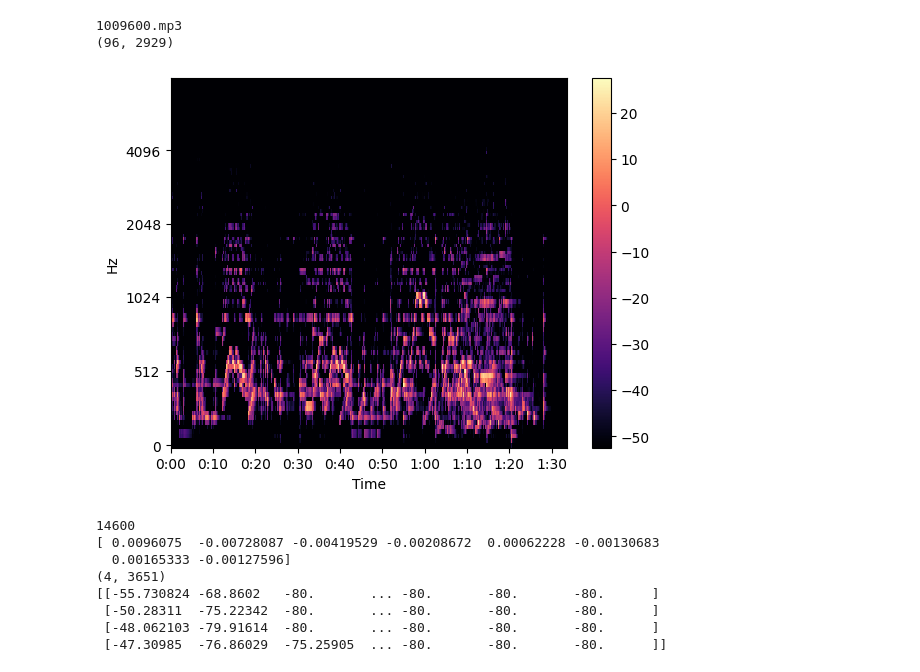
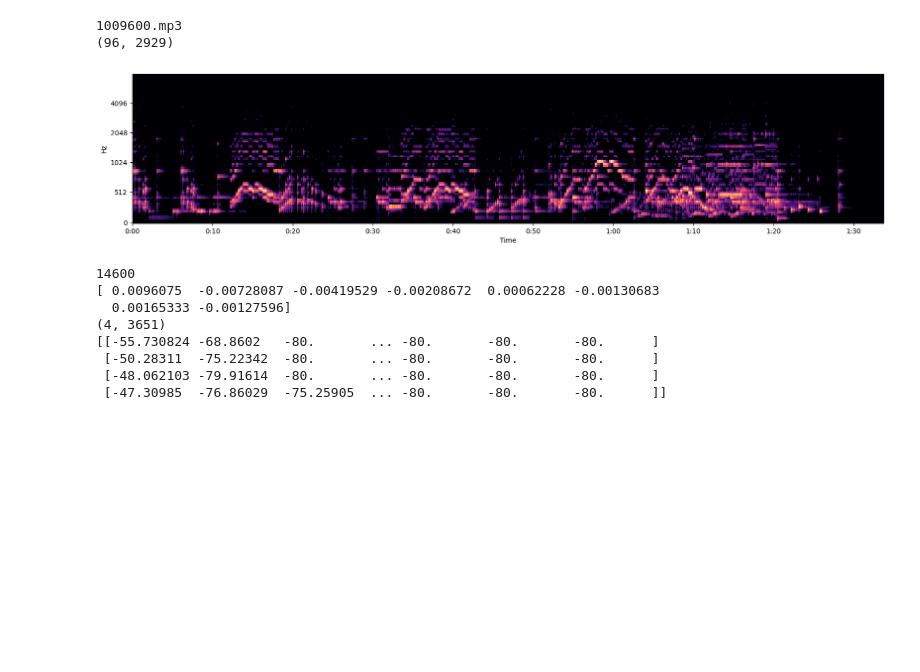
Before and after one commit to hugoalfedoputra/mudelling, a Jupyter notebook: prep/file-from-laptop-test.ipynb, the cells around one changed output. Cells and saved outputs as stored; diff of their text form; code cells hidden in the pictures; blank space fills up the shorter version.

```diff
--- a/prep/file-from-laptop-test.ipynb
+++ b/prep/file-from-laptop-test.ipynb
@@ -64,34 +64,34 @@ finally:
 # %%
 import numpy as np
 import matplotlib.pyplot as plt
 import librosa
 
 # INPUT_LEN_SECS = 30
 SAMPLE_RATE = 16000
 # SAMPLES = INPUT_LEN_SECS * SAMPLE_RATE
 
 for song_file in os.scandir('./temp/00'):
     if song_file.is_file():
         y, sr = librosa.load('./temp/00/' + song_file.name, sr=SAMPLE_RATE)
         print(song_file.name)
         # y_midpoint = len(y) // 2
         # before_mid = y_midpoint - (SAMPLES // 2)
         # after_mid = y_midpoint + (SAMPLES // 2)
 
         s = librosa.feature.melspectrogram(y=y, sr=sr, n_mels=96)
         s_db = librosa.amplitude_to_db(s, ref=100)
         print(s_db.shape)
 
-        plt.figure()
+        plt.figure(figsize=(20,4))
         librosa.display.specshow(s_db, sr=sr, x_axis='time', y_axis='mel')
-        plt.colorbar()
+        # plt.colorbar()
         plt.show()
 
         break
 # %% [output]
 1009600.mp3
 (96, 2929)
-[figure, old version]
+[figure, new version]
 # %%
 # Dummy purposes
 
```
Also changed, not shown: 3 other files.
